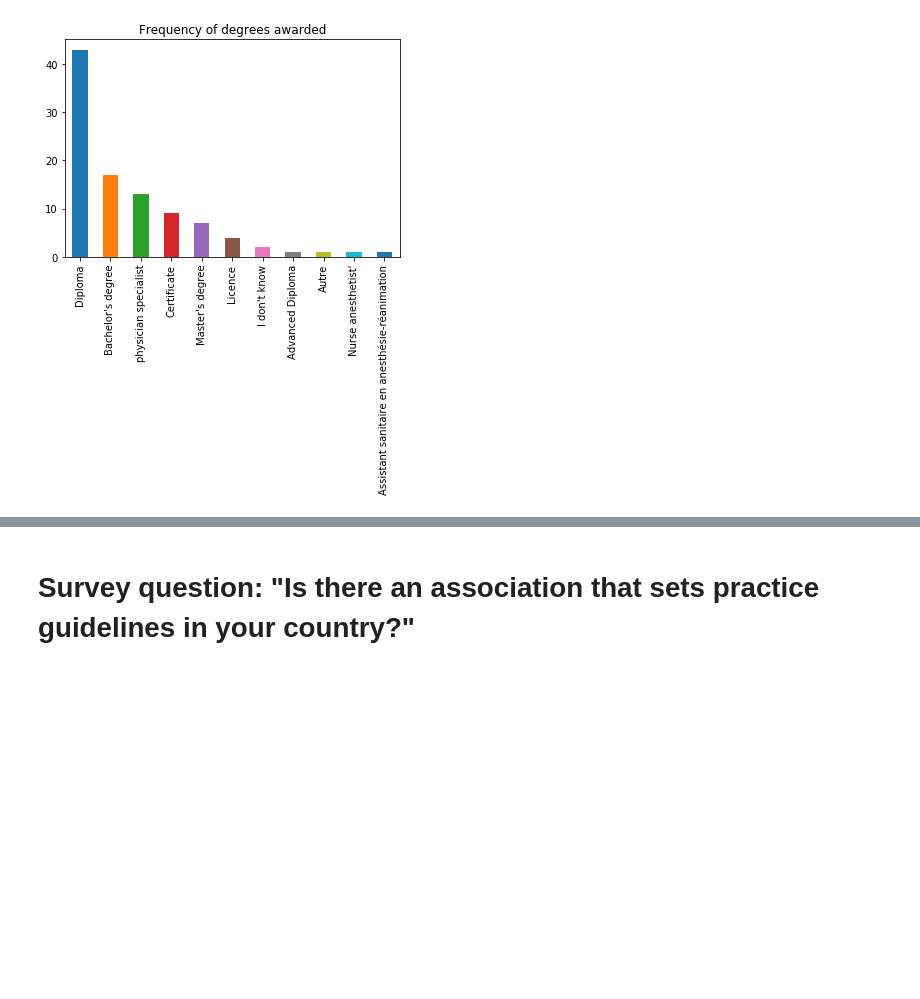
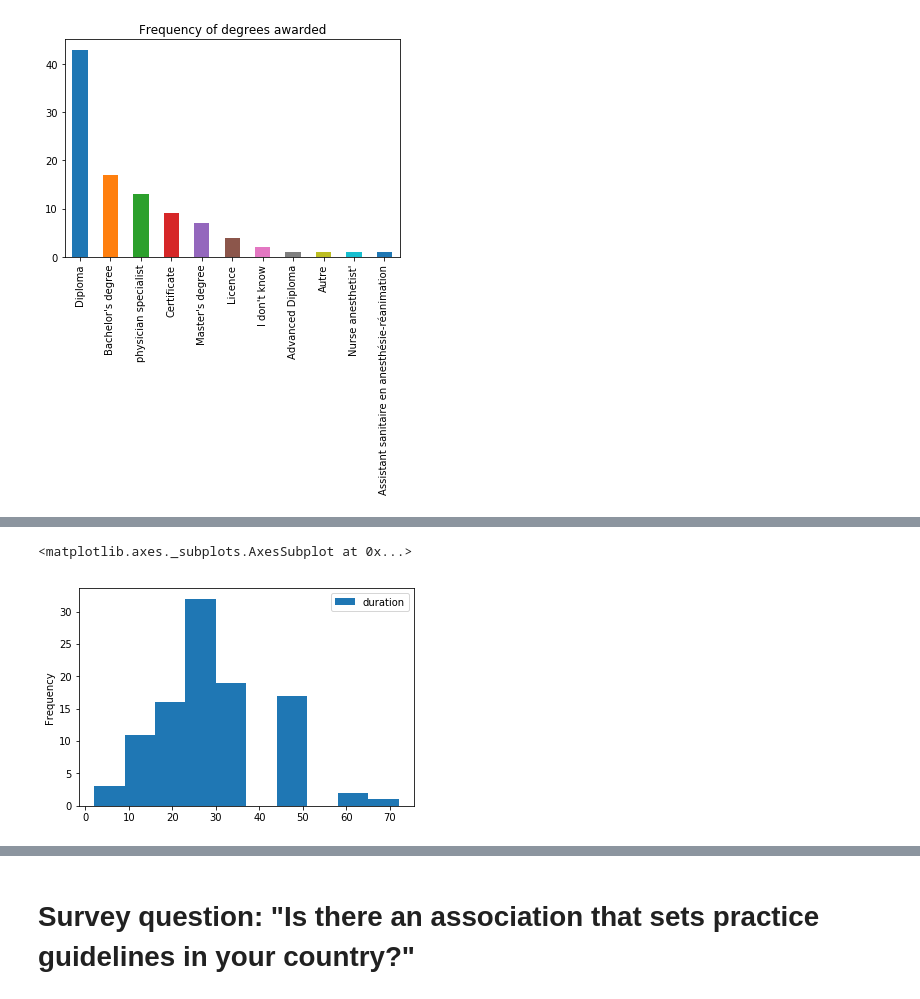
Before and after one commit to lawtj/npa, a Jupyter notebook: npa data.ipynb, the cells around one changed output, grey strips where cells are left out. Saved outputs shown, nothing was run; the diff lists cells and outputs as text; code cells hidden in the pictures; blank space fills up the shorter version.

```diff
--- a/npa data.ipynb
+++ b/npa data.ipynb
@@ -263,0 +282,5 @@ degs.plot.bar(title="Frequency of degrees awarded")
+# %%
+df1.plot.hist()
+# %% [output]
+<matplotlib.axes._subplots.AxesSubplot at 0x...>
+[figure, added]
```
Also changed, not shown: parts of 14 cells of this notebook.
